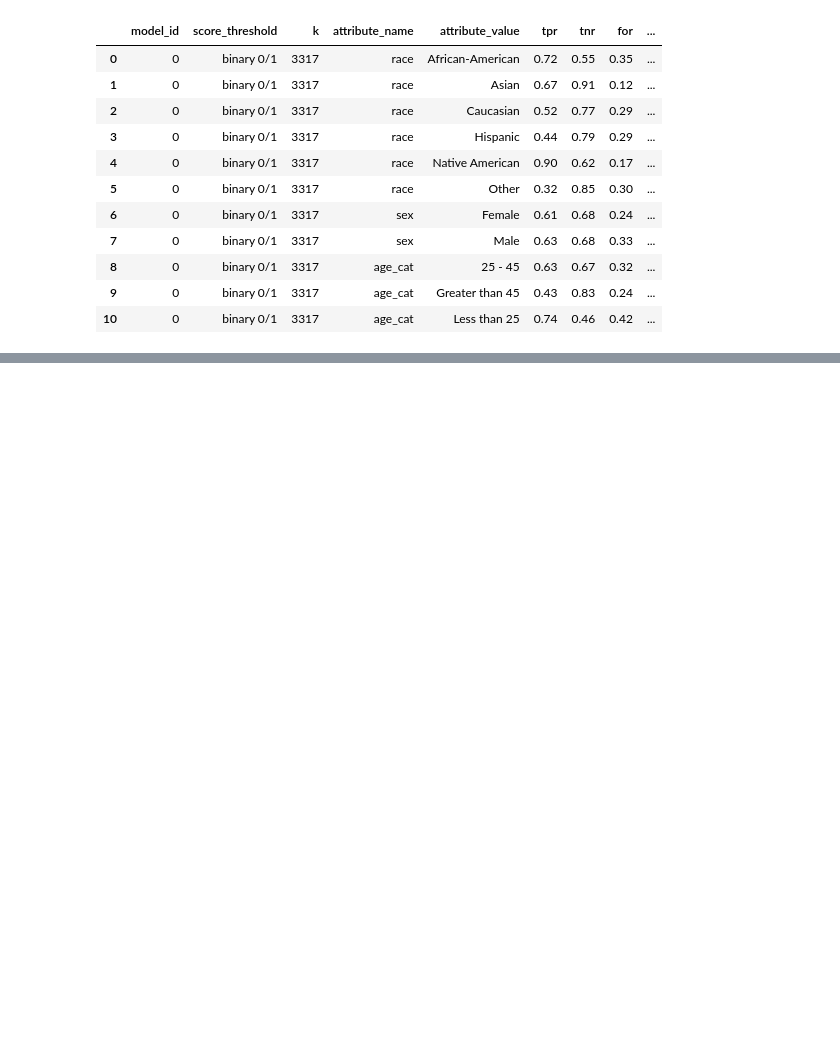
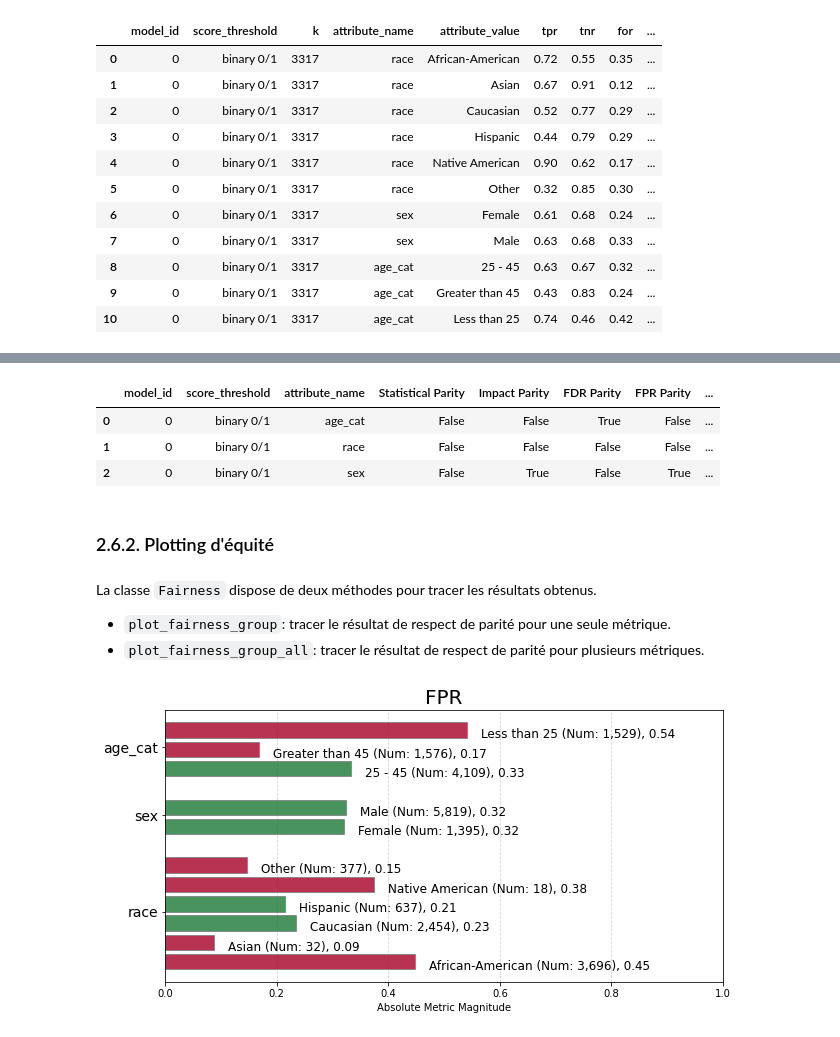
Before and after one commit to chsafouane/aequitas_disc, a Jupyter notebook: notebooks/aequitas_presentation.ipynb, the cells around one changed output, grey strips where cells are left out. Saved outputs shown, nothing was run; the diff lists cells and outputs as text; code cells hidden in the pictures; blank space fills up the shorter version.

Commit message:
Add aequitas documented fairness plot

```diff
--- a/notebooks/aequitas_presentation.ipynb
+++ b/notebooks/aequitas_presentation.ipynb
@@ -417,0 +401,19 @@ ap.disparity(bias_dpg, ["fpr", "fnr"], 'race', fairness_threshold = 1.2)
+# %%
+aq_fairness.get_group_attribute_fairness(fairness_table)
+# %% [output]
+|  | model_id | score_threshold | attribute_name | Statistical Parity | Impact Parity | FDR Parity | FPR Parity | ... |
+| 0 | 0 | binary 0/1 | age_cat | False | False | True | False | ... |
+| 1 | 0 | binary 0/1 | race | False | False | False | False | ... |
+| 2 | 0 | binary 0/1 | sex | False | True | False | True | ... |
+# %% [markdown]
+### 2.6.2. Plotting d'équité
+# %% [markdown]
+La classe `Fairness` dispose de deux méthodes pour tracer les résultats obtenus.
+- `plot_fairness_group`: tracer le résultat de respect de parité pour une seule métrique.
+- `plot_fairness_group_all`: tracer le résultat de respect de parité pour plusieurs métriques.
+# %%
+fpr_fairness_plot = aq_plot.plot_fairness_group(fairness_table,
+                                                group_metric="fpr",
+                                                title="FPR")
+# %% [output]
+[figure, added]
```
Also changed, not shown: parts of 71 cells of this notebook.
